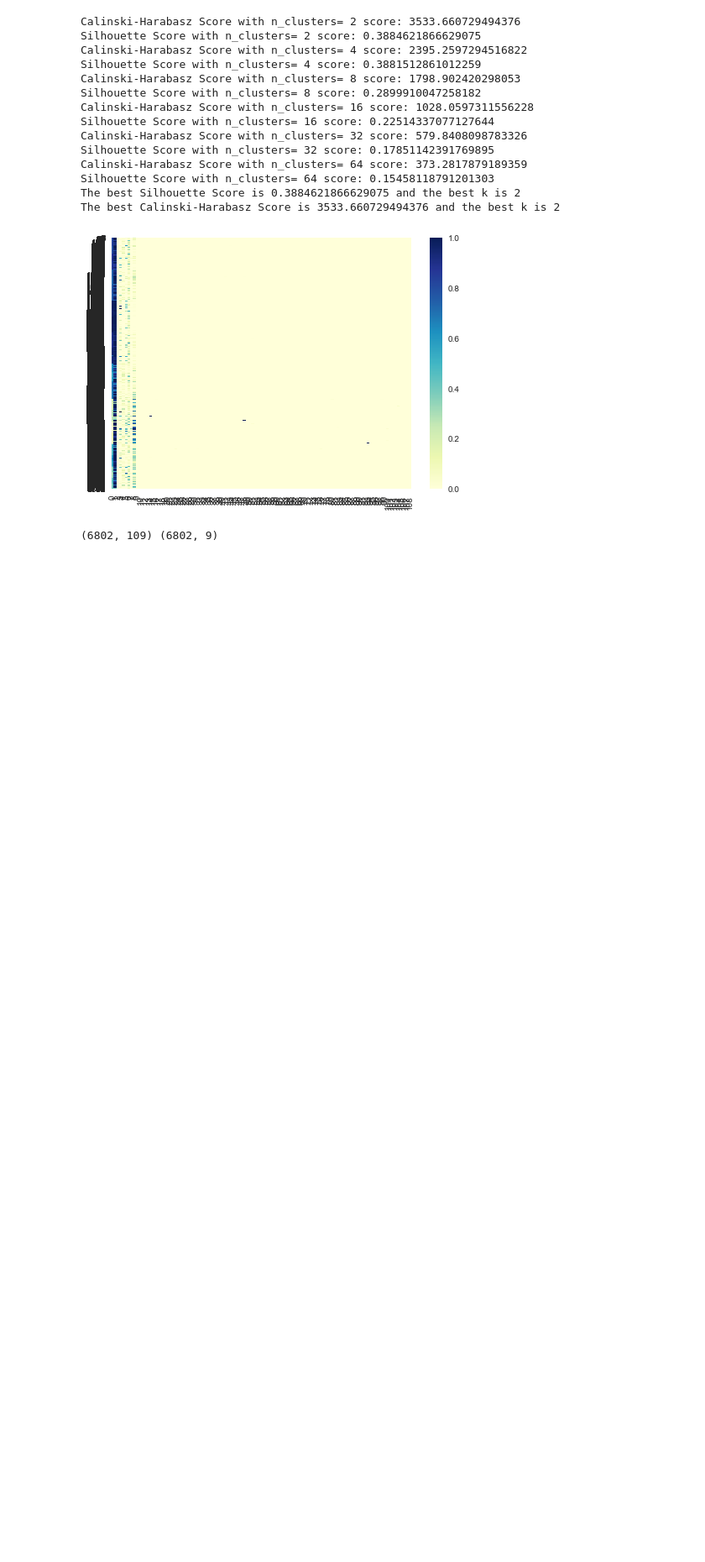
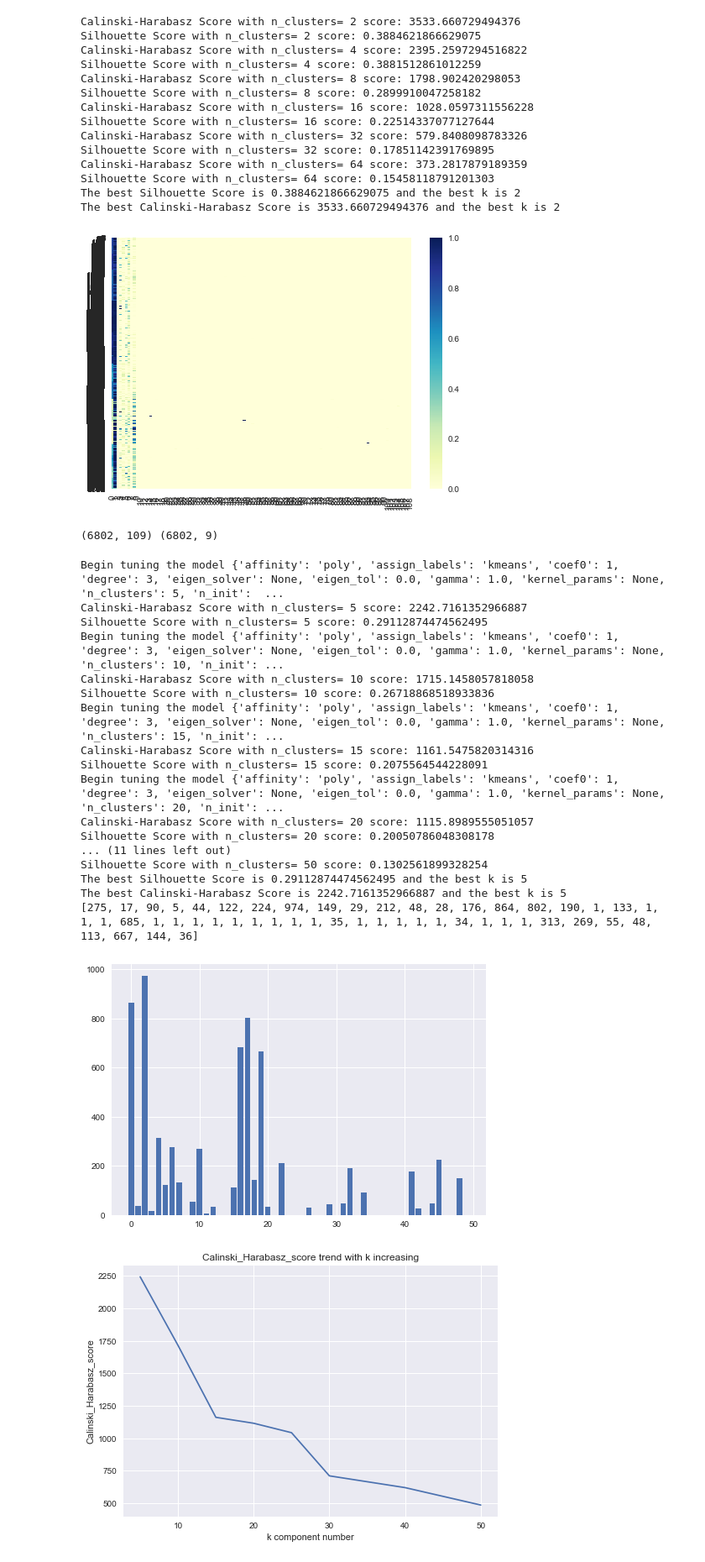
Before and after one commit to wsh540677278/Taobao, a Jupyter notebook: Merchant_Analysis.ipynb, the cells around one changed output. Shown at 84% size. Saved outputs shown, nothing was run; the diff lists cells and outputs as text; code cells hidden in the pictures; blank space fills up the shorter version.

```diff
--- a/Merchant_Analysis.ipynb
+++ b/Merchant_Analysis.ipynb
@@ -497,3 +514,34 @@ np.save("merchant_explcit_features.npy", X_minMax)
 np.save("merchant_explcit_svd_features.npy", svd_X_minMax)
 # %% [output]
 (6802, 109) (6802, 9)
+# %%
+# poly kernel
+poly_clustering = SpectralClustering(n_clusters=10,
+                                    n_init=10,
+                                    gamma=1.0,
+                                    affinity='poly',
+                                    assign_labels ='kmeans',
+                                    degree=3,
+                                    coef0=1,
+                                    n_jobs=5)
+# seller_clusters = clustering.labels_
+# seller_affinity_matrix = clustering.affinity_matrix_
+# knn kernel
+knn_clustering = SpectralClustering(n_clusters=10,
+                                    n_init=10,
+                                    affinity='nearest_neighbors',
+                                    n_neighbors=10,
+                                    assign_labels ='kmeans',
+                                    n_jobs=5)
+# seller_clusters = clustering.labels_
+# seller_affinity_matrix = clustering.affinity_matrix_
+# cosine kernel
+cos_clustering = SpectralClustering(n_clusters=10,
+                                n_init=10,
+                                affinity='cosine',
+                                assign_labels ='kmeans',
+                                n_jobs=5)
+# seller_clusters = clustering.labels_
+# seller_affinity_matrix = clustering.affinity_matrix_
+# %%
+model_list = [poly_clustering, knn_clustering, cos_clustering]
@@ -499,0 +615,24 @@ np.save("merchant_explcit_svd_features.npy", svd_X_minMax)
+# %%
+k_list = [5, 10, 15, 20, 25, 30, 40, 50]
+# select_k_and_kernel(k_list, X_minMax, model_list)
+select_k_and_kernel(k_list, svd_X_minMax, model_list)
+# %% [output]
+Begin tuning the model {'affinity': 'poly', 'assign_labels': 'kmeans', 'coef0': 1, 'degree': 3, 'eigen_solver': None, 'eigen_tol': 0.0, 'gamma': 1.0, 'kernel_params': None, 'n_clusters': 5, 'n_init':  ...
+Calinski-Harabasz Score with n_clusters= 5 score: 2242.7161352966887
+Silhouette Score with n_clusters= 5 score: 0.29112874474562495
+Begin tuning the model {'affinity': 'poly', 'assign_labels': 'kmeans', 'coef0': 1, 'degree': 3, 'eigen_solver': None, 'eigen_tol': 0.0, 'gamma': 1.0, 'kernel_params': None, 'n_clusters': 10, 'n_init': ...
+Calinski-Harabasz Score with n_clusters= 10 score: 1715.1458057818058
+Silhouette Score with n_clusters= 10 score: 0.26718868518933836
+Begin tuning the model {'affinity': 'poly', 'assign_labels': 'kmeans', 'coef0': 1, 'degree': 3, 'eigen_solver': None, 'eigen_tol': 0.0, 'gamma': 1.0, 'kernel_params': None, 'n_clusters': 15, 'n_init': ...
+Calinski-Harabasz Score with n_clusters= 15 score: 1161.5475820314316
+Silhouette Score with n_clusters= 15 score: 0.2075564544228091
+Begin tuning the model {'affinity': 'poly', 'assign_labels': 'kmeans', 'coef0': 1, 'degree': 3, 'eigen_solver': None, 'eigen_tol': 0.0, 'gamma': 1.0, 'kernel_params': None, 'n_clusters': 20, 'n_init': ...
+Calinski-Harabasz Score with n_clusters= 20 score: 1115.8989555051057
+Silhouette Score with n_clusters= 20 score: 0.20050786048308178
+... (11 lines left out)
+Silhouette Score with n_clusters= 50 score: 0.1302561899328254
+The best Silhouette Score is 0.29112874474562495 and the best k is 5
+The best Calinski-Harabasz Score is 2242.7161352966887 and the best k is 5
+[275, 17, 90, 5, 44, 122, 224, 974, 149, 29, 212, 48, 28, 176, 864, 802, 190, 1, 133, 1, 1, 1, 685, 1, 1, 1, 1, 1, 1, 1, 1, 1, 35, 1, 1, 1, 1, 1, 34, 1, 1, 1, 313, 269, 55, 48, 113, 667, 144, 36]
+[figure, added]
+[figure, added]
```
Also changed, not shown: parts of 17 cells of this notebook, 13 other files.
